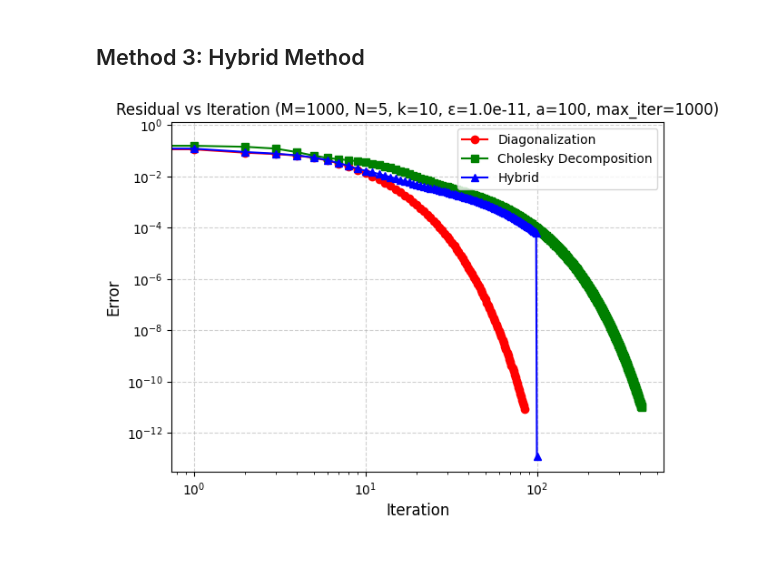
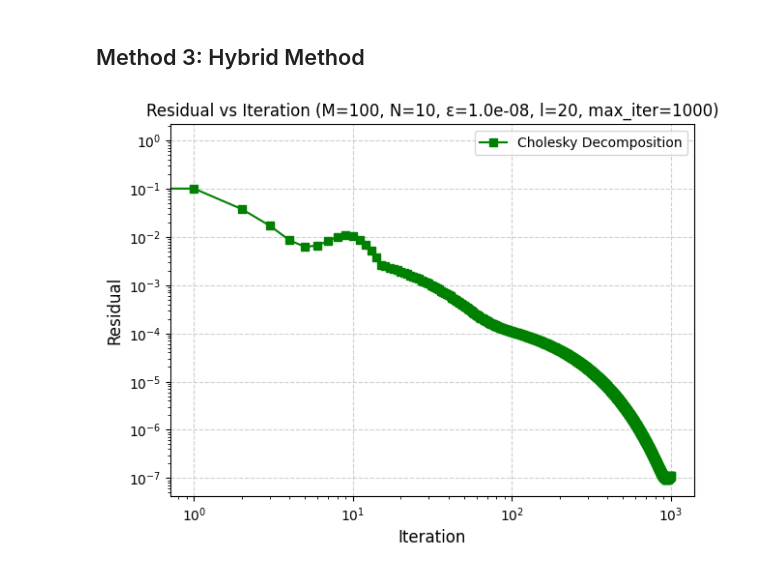
Before and after one commit to Nihar-Shah2001/Quantum_Computing_Notes, a Jupyter notebook: Notes/codes/project.ipynb, the cells around one changed output. Drawn from its saved outputs; the diff is of its cells as text; code cells hidden in the pictures.

```diff
--- a/Notes/codes/project.ipynb
+++ b/Notes/codes/project.ipynb
@@ -398,36 +469,35 @@ def ChFSI_hybd(Psi, H, N, k, a, epsilon, max_iter):
     return eigenvals[itr-1,:], eigvecs, itr, residual
 # %%
 # Parameters
-M = 1000  # Dimension of the matrix
-N = 5  # Number of eigenvalues
-k = 10  # Degree of the Chebyshev polynomial filter
-epsilon = 1e-11  # Tolerance for convergence
+M = 100  # Dimension of the matrix
+N = 10  # Number of eigenvalues
+epsilon = 1e-8  # Tolerance for convergence
 max_iter = 1000 # Maximum number of iterations
-a = 100 # Period of the algorithm for Hybrid Algorithm
+l = 20 # Period of the algorithm for Hybrid Algorithm
 Psi = np.random.randn(M, N) +1j * np.random.randn(M,N)
 # %%
 # Solving the problem
-H = generate_hermitian_matrix(M,N)
-eigenvals_diag,eigenvecs_diag, itr_diag, residual_diag = ChFSI_diag(Psi, H, N, k, epsilon, max_iter)
-eigenvals_chol,eigenvecs_chol, itr_chol, residual_chol = ChFSI_chol(Psi, H, N, k, epsilon, max_iter)
-eigenvals_hybd, eigenvecs_hybd, itr_hybd, residual_hybd = ChFSI_hybd(Psi, H, N, k, a, epsilon, max_iter)
+H = generate_hermitian_matrix(M)
+eigenvals_chol,eigenvecs_chol, itr_chol, residual_chol = ChFSI_chol(Psi, H, N, epsilon, max_iter)
+# eigenvals_diag,eigenvecs_diag, itr_diag, residual_diag = ChFSI_diag(Psi, H, N, epsilon, max_iter)
+# eigenvals_hybd, eigenvecs_hybd, itr_hybd, residual_hybd = ChFSI_hybd(Psi, H, N, l, epsilon, max_iter)
 eigenvecs, eigenvals = np.linalg.eigh(H)
 # %%
 # Plot the error
 plt.figure(figsize=(7, 5))
-plt.title(f"Residual vs Iteration (M={M}, N={N}, k={k}, ε={epsilon:.1e}, a={a}, max_iter={max_iter})")
+plt.title(f"Residual vs Iteration (M={M}, N={N}, ε={epsilon:.1e}, l={l}, max_iter={max_iter})")
 
-plt.plot(np.arange(len(residual_diag)-1), residual_diag[1:], marker='o',  label="Diagonalization", color="red")
+# plt.plot(np.arange(len(residual_diag)-1), residual_diag[1:], marker='o',  label="Diagonalization", color="red")
 plt.plot(np.arange(len(residual_chol)-1), residual_chol[1:], marker='s',  label="Cholesky Decomposition",color="green")
-plt.plot(np.arange(len(residual_hybd)-1), residual_hybd[1:], marker='^',  label="Hybrid",color="blue")
+# plt.plot(np.arange(len(residual_hybd)-1), residual_hybd[1:], marker='^',  label="Hybrid",color="blue")
 
 plt.yscale("log")
 plt.xscale("log")
 plt.grid(True, linestyle="--", alpha=0.6)
 plt.xlabel("Iteration", fontsize=12)
-plt.ylabel("Error", fontsize=12)
+plt.ylabel("Residual", fontsize=12)
 # Legend adjustments
 plt.legend()
 plt.show()
 # %% [output]
-[figure, old version]
+[figure, new version]
```
Also changed, not shown: parts of 11 cells of this notebook.
